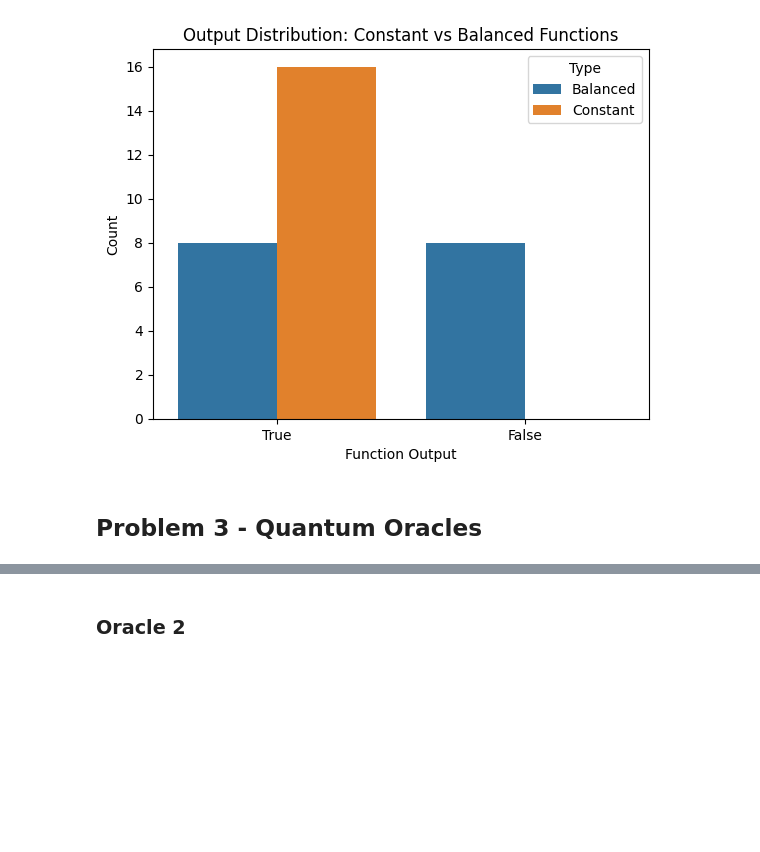
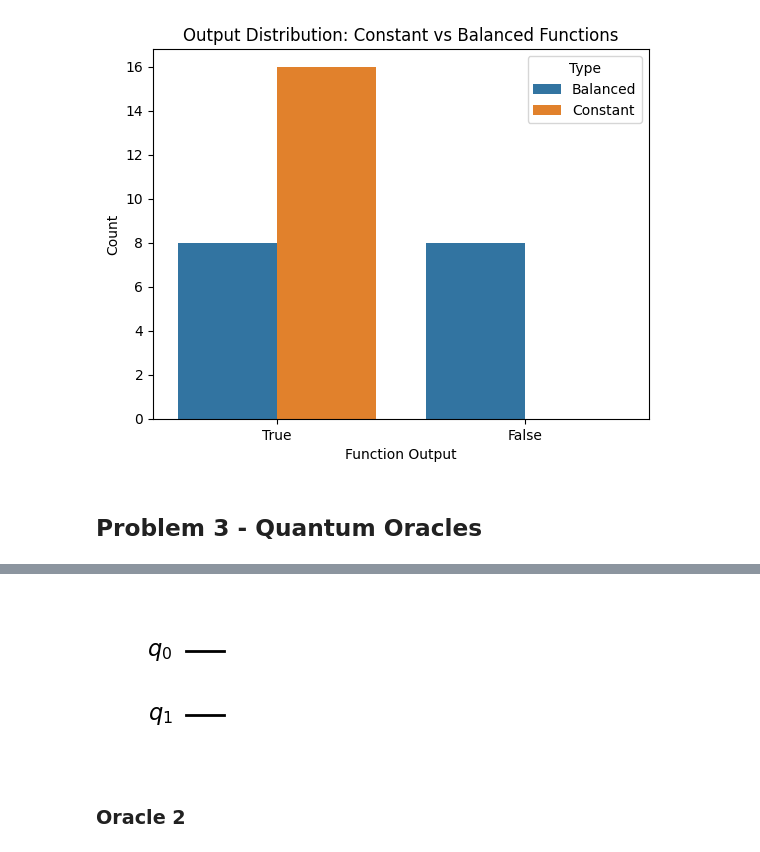
Before and after one commit to norakeavney/emerging-technologies, a Jupyter notebook: problems.ipynb, the cells around one changed output, grey strips where cells are left out. Saved outputs shown, nothing was run; the diff lists cells and outputs as text; code cells hidden in the pictures; blank space fills up the shorter version.

Commit message:
Problem 3:  Oracle 1 documentation and add visual representation for constant function f(x) = 0

```diff
--- a/problems.ipynb
+++ b/problems.ipynb
@@ -574,5 +587,15 @@ This behaviour allows the oracle to represent the function inside a quantum circ
 # %%
-# Code for O1
+from qiskit import QuantumCircuit
+
+# Oracle for f(x) = 0
+# 2 represents 2 Qubits (Input & Auxiliary/Output)
+oracle_f0 = QuantumCircuit(2)
+
+# No gates are applied because the function always returns 0
+
+oracle_f0.draw("mpl")
+# %% [output]
+[figure, added]
 # %% [markdown]
 ### Oracle 2
 # %%
```
Also changed, not shown: parts of 2 cells of this notebook.
